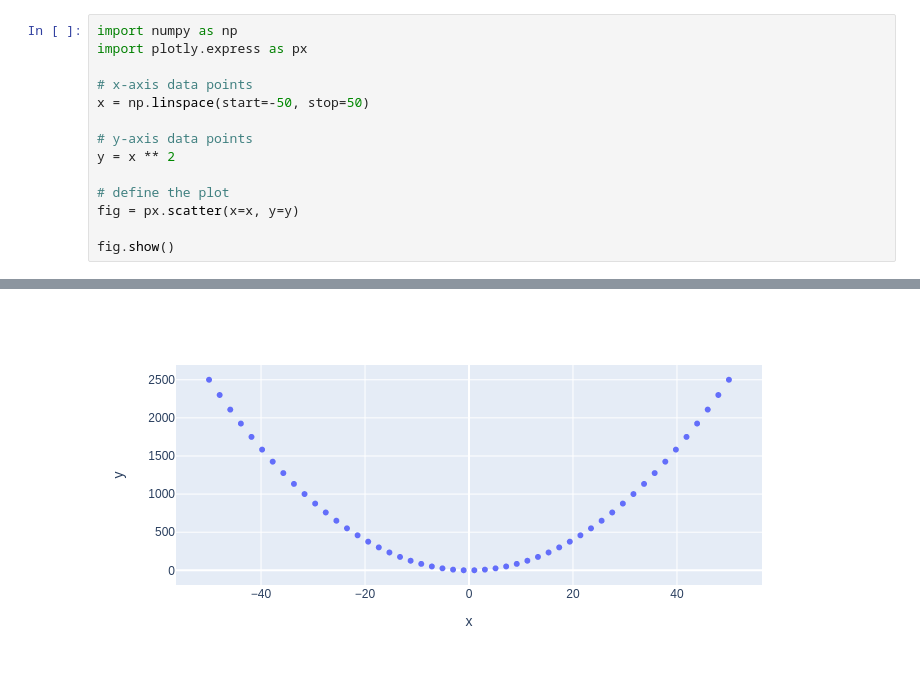
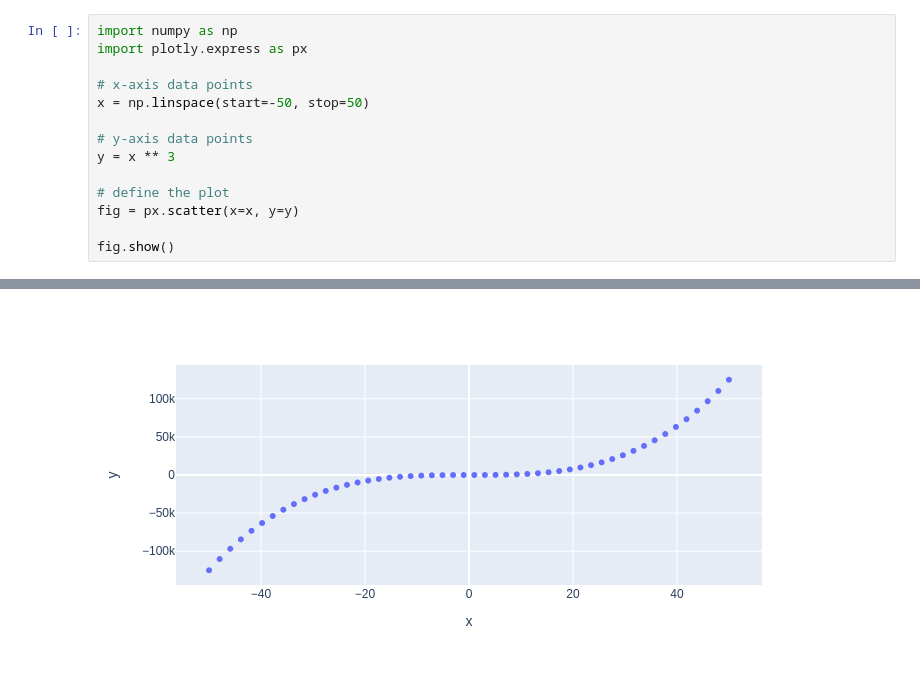
Before and after one commit to MohammadB88/my-notebooks-repo, a Jupyter notebook: experiment1.ipynb, the cells around one changed output, grey strips where cells are left out. Drawn from its saved outputs; the diff is of its cells as text.

```diff
--- a/experiment1.ipynb
+++ b/experiment1.ipynb
@@ -6,7 +6,7 @@ import plotly.express as px
 x = np.linspace(start=-50, stop=50)
 
 # y-axis data points
-y = x ** 2
+y = x ** 3
 
 # define the plot
 fig = px.scatter(x=x, y=y)
@@ -17 +16 @@ fig.show()
-[figure, old version]
+[figure, new version]
```
Also changed, not shown: parts of 1 cell of this notebook.
